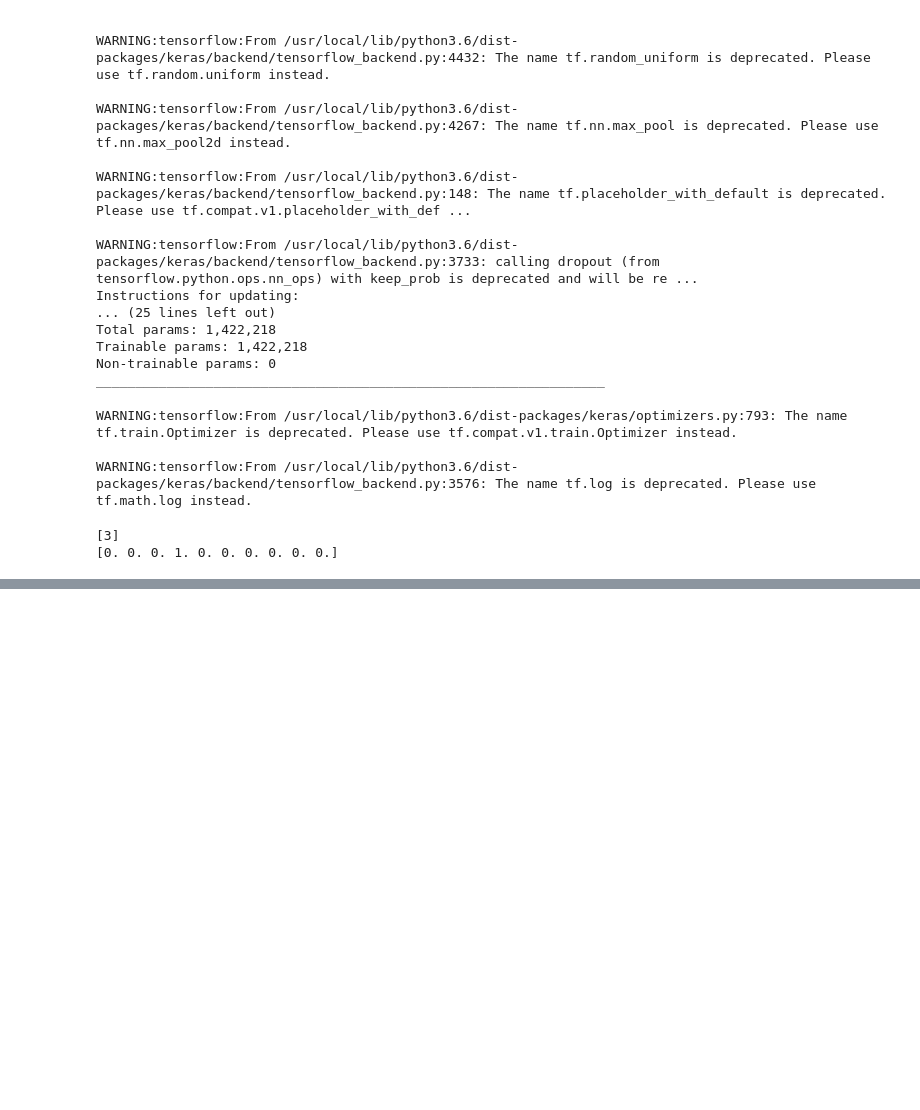
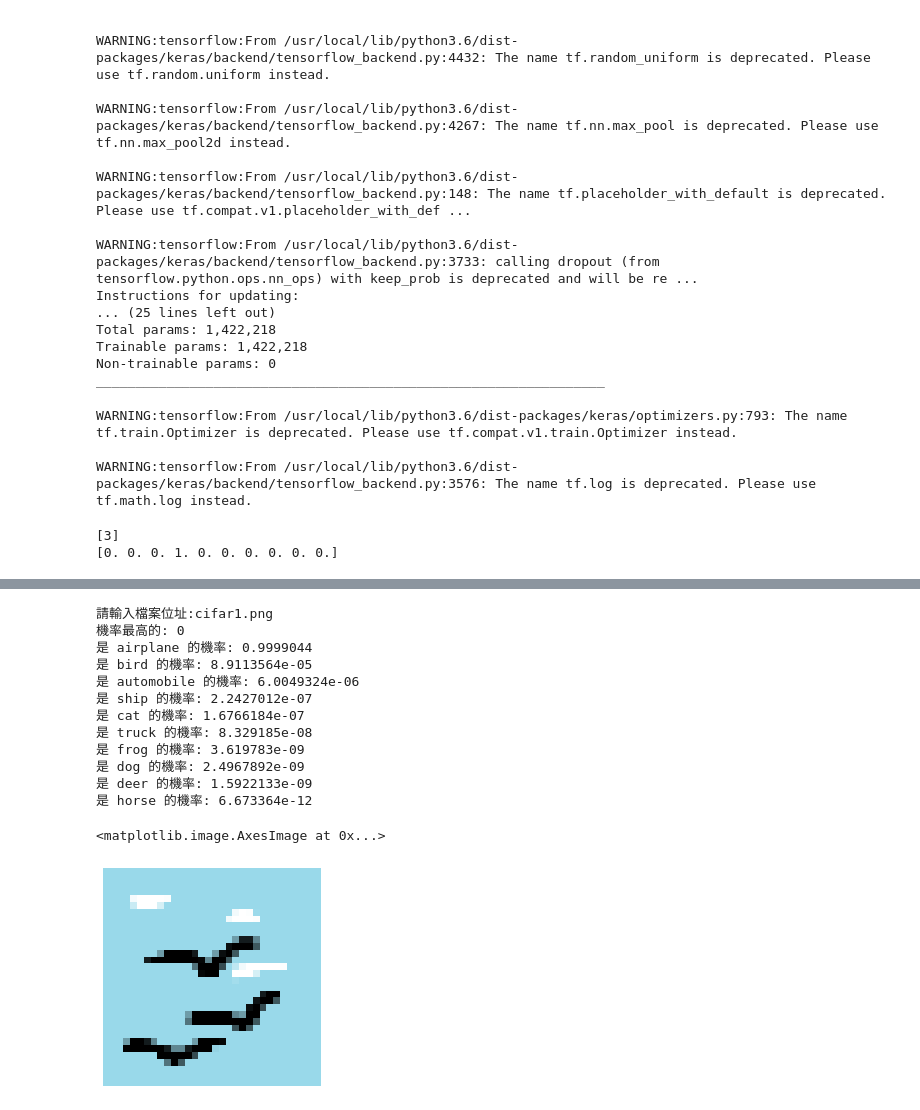
Before and after one commit to Elwing-Chou/MLDemo1216, a Jupyter notebook: cifar10.ipynb, the cells around one changed output, grey strips where cells are left out. Drawn from its saved outputs; the diff is of its cells as text; code cells hidden in the pictures; blank space fills up the shorter version.

```diff
--- a/cifar10.ipynb
+++ b/cifar10.ipynb
@@ -133,0 +195,32 @@ model.evaluate(x_test_norm, y_test_cat)
+# %%
+
+# sorted([("Amy", 5), ("Carol", 4), ("Bob", 3)],
+#       key=lambda t:t[1])
+from keras.preprocessing.image import load_img
+fp = input("請輸入檔案位址:")
+img = load_img(fp, target_size=(32, 32)).convert("RGB")
+# 批次是第一個維度, 如果你是100張: (100, 32, 32, 3)
+img_np = np.array(img).reshape(1, 32, 32, 3) / 255
+ans = model.predict_classes(img_np)[0]
+print("機率最高的:", ans)
+pre = model.predict(img_np)[0]
+z = zip(list(range(10)), pre)
+for i, p in sorted(z, key=lambda x:x[1], reverse=True):
+    print("是", trans[i], "的機率:", p)
+plt.axis("off")
+plt.imshow(img)
+# %% [output]
+請輸入檔案位址:cifar1.png
+機率最高的: 0
+是 airplane 的機率: 0.9999044
+是 bird 的機率: 8.9113564e-05
+是 automobile 的機率: 6.0049324e-06
+是 ship 的機率: 2.2427012e-07
+是 cat 的機率: 1.6766184e-07
+是 truck 的機率: 8.329185e-08
+是 frog 的機率: 3.619783e-09
+是 dog 的機率: 2.4967892e-09
+是 deer 的機率: 1.5922133e-09
+是 horse 的機率: 6.673364e-12
+<matplotlib.image.AxesImage at 0x...>
+[figure, added]
```
Also changed, not shown: parts of 8 cells of this notebook.
